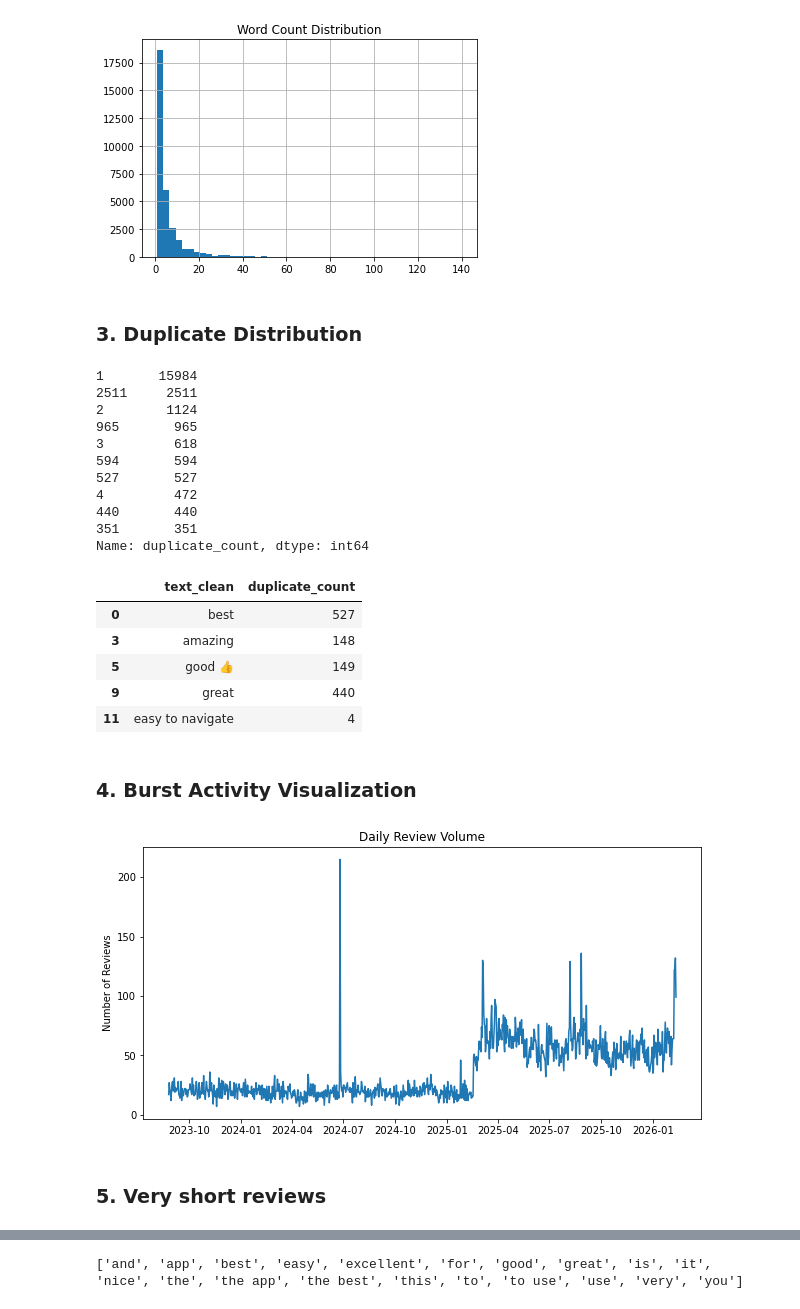
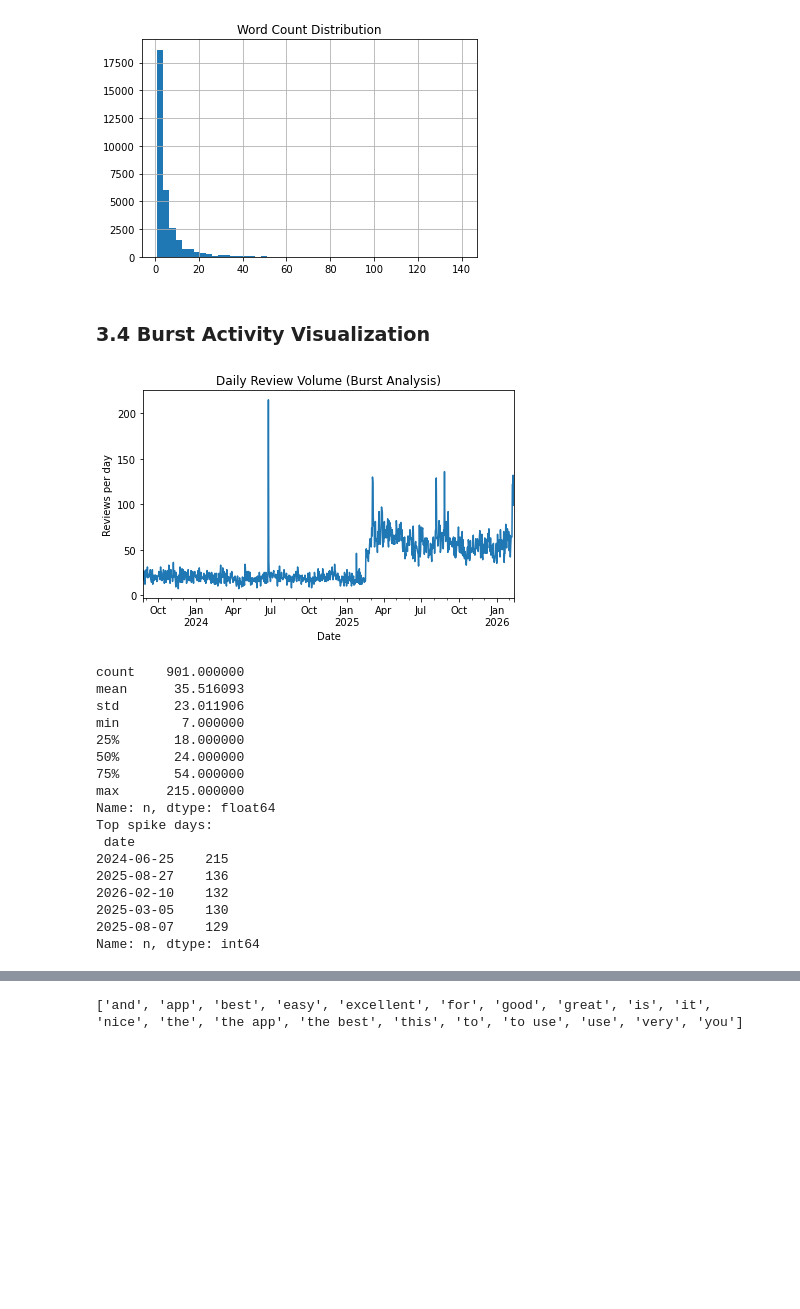
Before and after one commit to WanjikuKahoro/Safaricom-Suspicious-Review-Detection-Using-Machine-Learning, a Jupyter notebook: Emma.ipynb, the cells around one changed output, grey strips where cells are left out. Saved outputs shown, nothing was run; the diff lists cells and outputs as text; code cells hidden in the pictures; blank space fills up the shorter version.

```diff
--- a/Emma.ipynb
+++ b/Emma.ipynb
@@ -43,7 +49,7 @@ import re
 # 1. Data Cleaning
 ### Load and inspect the dataset
 # %%
-df = pd.read_csv("safaricom_reviews_multilingual.csv")
+df = pd.read_csv("./Data/safaricom_reviews_multilingual.csv")
 print("Shape:", df.shape)
 print("\nColumns:")
 print(df.columns)
@@ -278,28 +434,3 @@ plt.show()
 [figure]
 # %%
 # There are many short reviews between 1-2 words with a skew towards short reviews
-# %% [markdown]
-### 3. Duplicate Distribution
-# %%
-df["duplicate_count"].value_counts().head(10)
-# %% [output]
-1       15984
-2511     2511
-2        1124
-965       965
-3         618
-594       594
-527       527
-4         472
-440       440
-351       351
-Name: duplicate_count, dtype: int64
-# %%
-df[df["duplicate_count"] > 3][["text_clean","duplicate_count"]].head()
-# %% [output]
-|  | text_clean | duplicate_count |
-| 0 | best | 527 |
-| 3 | amazing | 148 |
-| 5 | good 👍 | 149 |
-| 9 | great | 440 |
-| 11 | easy to navigate | 4 |
@@ -309,10 +437,36 @@ df[df["duplicate_count"] > 3][["text_clean","duplicate_count"]].head()
 # %% [markdown]
-### 4. Burst Activity Visualization
+### 3.4 Burst Activity Visualization
-# %%
-daily_counts.sort_index().plot(figsize=(10,5))
-plt.title("Daily Review Volume")
-plt.ylabel("Number of Reviews")
-plt.show()
-# %% [output]
-[figure, removed]
+# %%
+#Plot of review frequency over time
+daily = df.set_index("date").resample("D").size().rename("n")
+
+plt.figure()
+daily.plot()
+plt.title("Daily Review Volume (Burst Analysis)")
+plt.xlabel("Date")
+plt.ylabel("Reviews per day")
+plt.tight_layout()
+plt.show()
+
+print(daily.describe())
+print("Top spike days:\n", daily.nlargest(5))
+# %% [output]
+[figure, added]
+count    901.000000
+mean      35.516093
+std       23.011906
+min        7.000000
+25%       18.000000
+50%       24.000000
+75%       54.000000
+max      215.000000
+Name: n, dtype: float64
+Top spike days:
+ date
+2024-06-25    215
+2025-08-27    136
+2026-02-10    132
+2025-03-05    130
+2025-08-07    129
+Name: n, dtype: int64
 # %%
@@ -320,2 +474,0 @@ plt.show()
-# %% [markdown]
-### 5. Very short reviews
```
Also changed, not shown: parts of 74 cells of this notebook.
